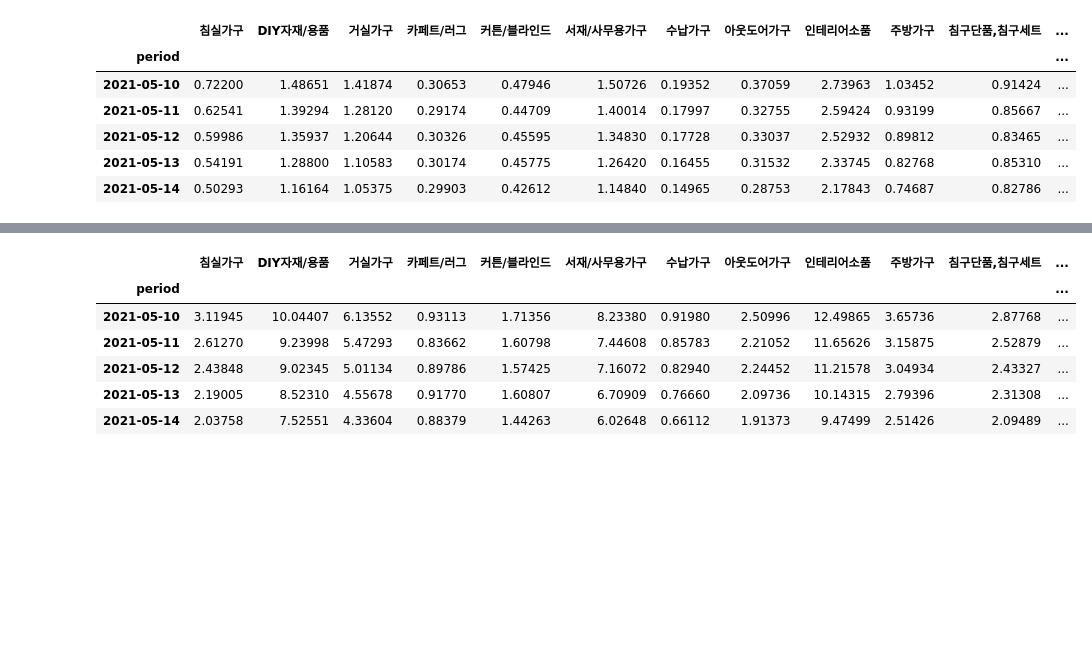
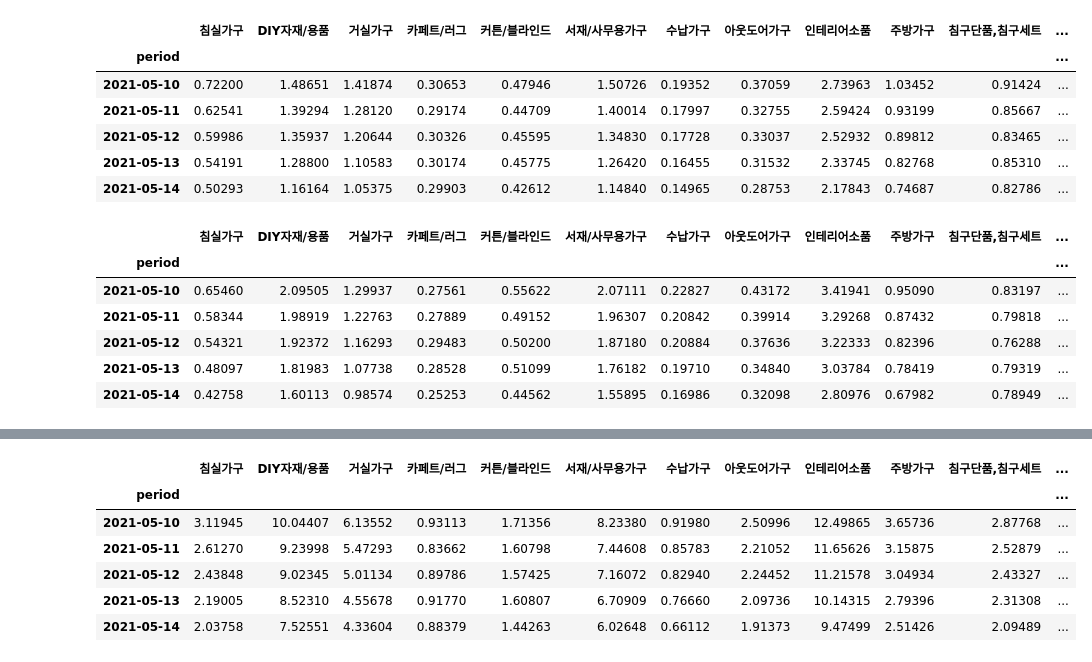
Before and after one commit to OOSTrend/Final_2Kyoungh, a Jupyter notebook: data_code/1st/중분류세부샘플(가구).ipynb, the cells around one changed output, grey strips where cells are left out. Cells and saved outputs as stored; diff of their text form; code cells hidden in the pictures; blank space fills up the shorter version.

```diff
--- a/data_code/1st/중분류세부샘플(가구).ipynb
+++ b/data_code/1st/중분류세부샘플(가구).ipynb
@@ -80,3 +84,55 @@ df_all.head()
 | 2021-05-12 | 0.59986 | 1.35937 | 1.20644 | 0.30326 | 0.45595 | 1.34830 | 0.17728 | 0.33037 | 2.52932 | 0.89812 | 0.83465 | ... |
 | 2021-05-13 | 0.54191 | 1.28800 | 1.10583 | 0.30174 | 0.45775 | 1.26420 | 0.16455 | 0.31532 | 2.33745 | 0.82768 | 0.85310 | ... |
 | 2021-05-14 | 0.50293 | 1.16164 | 1.05375 | 0.29903 | 0.42612 | 1.14840 | 0.14965 | 0.28753 | 2.17843 | 0.74687 | 0.82786 | ... |
+# %%
+## API 요청 값 작성, 디지털/가전 = result[0], 패션의류 = result[1]
+data = {
+  "startDate": "2021-05-10",
+  "endDate": "2023-07-03",
+  "timeUnit": "date",
+  "category": [
+      {"name": "가구/인테리어", "param": [ "50000004"]},
+      {"name": "침실가구", "param": [ "50001228"]},
+  ],
+  "device":"pc",
+  "gender":"",
+  "ages":[]
+}
+## 데이터 정제 및 merge 파트
+
+response = requests.post(url, headers=headers, json=data)
+
+results = response.json()["results"]
+
+
+df_3 = change_index(pd.DataFrame(results[0]["data"]), "가구/인테리어")
+df_4 = change_index(pd.DataFrame(results[1]["data"]), "침실가구")
+##
+df_all_2 = pd.merge(df_3, df_4, left_on="period", right_on="period")
+## 반복문 통해서 카테고리에 설정된 값, 불러오고 저장, 합치기
+for category in categories:
+    if len(data["category"]) > 2:
+        data["category"].pop(2)
+    data["category"].append(category)
+
+    result = requests.post(url, headers=headers, json=data)
+
+    results = result.json()["results"]
+
+    df = change_index(pd.DataFrame(results[2]["data"]), category["name"])
+
+    df_all_2 = pd.merge(df_all_2, df, left_on="period", right_on="period")
+df_all_2.drop(["가구/인테리어"], axis=1, inplace=True)
+df_all_2['유형']='PC'
+df_all_2['성별']='전체'
+df_all_2['연령']='전체'
+##
+df_all_2.head()
+# %% [output]
+|  | 침실가구 | DIY자재/용품 | 거실가구 | 카페트/러그 | 커튼/블라인드 | 서재/사무용가구 | 수납가구 | 아웃도어가구 | 인테리어소품 | 주방가구 | 침구단품,침구세트 | ... |
+| period |  |  |  |  |  |  |  |  |  |  |  | ... |
+| 2021-05-10 | 0.65460 | 2.09505 | 1.29937 | 0.27561 | 0.55622 | 2.07111 | 0.22827 | 0.43172 | 3.41941 | 0.95090 | 0.83197 | ... |
+| 2021-05-11 | 0.58344 | 1.98919 | 1.22763 | 0.27889 | 0.49152 | 1.96307 | 0.20842 | 0.39914 | 3.29268 | 0.87432 | 0.79818 | ... |
+| 2021-05-12 | 0.54321 | 1.92372 | 1.16293 | 0.29483 | 0.50200 | 1.87180 | 0.20884 | 0.37636 | 3.22333 | 0.82396 | 0.76288 | ... |
+| 2021-05-13 | 0.48097 | 1.81983 | 1.07738 | 0.28528 | 0.51099 | 1.76182 | 0.19710 | 0.34840 | 3.03784 | 0.78419 | 0.79319 | ... |
+| 2021-05-14 | 0.42758 | 1.60113 | 0.98574 | 0.25253 | 0.44562 | 1.55895 | 0.16986 | 0.32098 | 2.80976 | 0.67982 | 0.78949 | ... |
```
Also changed, not shown: parts of 14 cells of this notebook, 1 other file.
